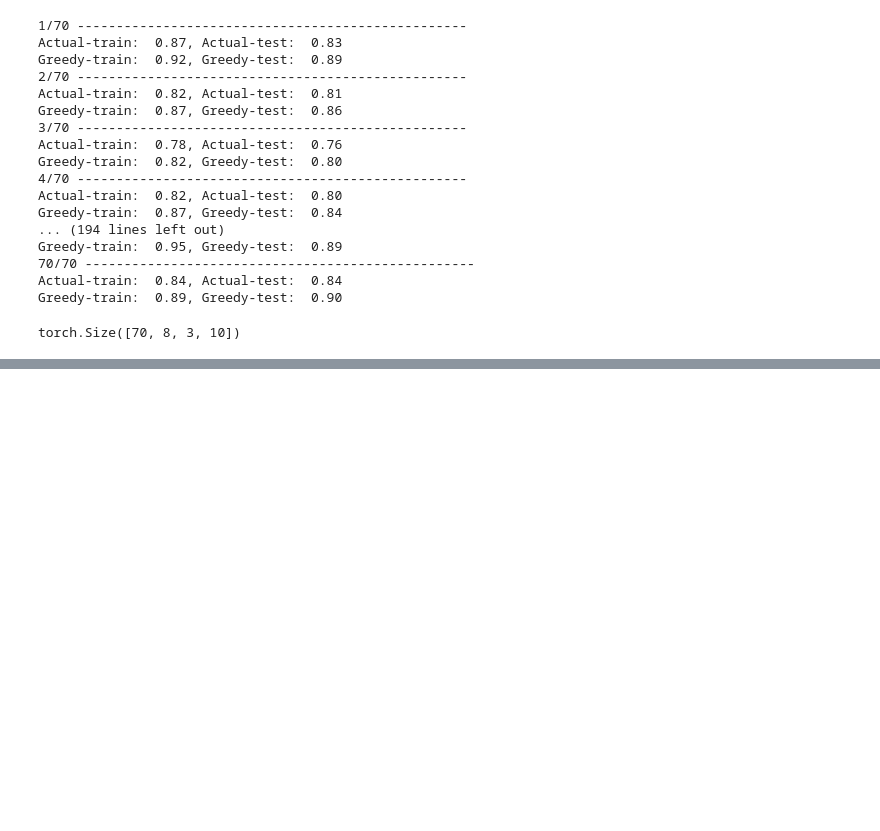
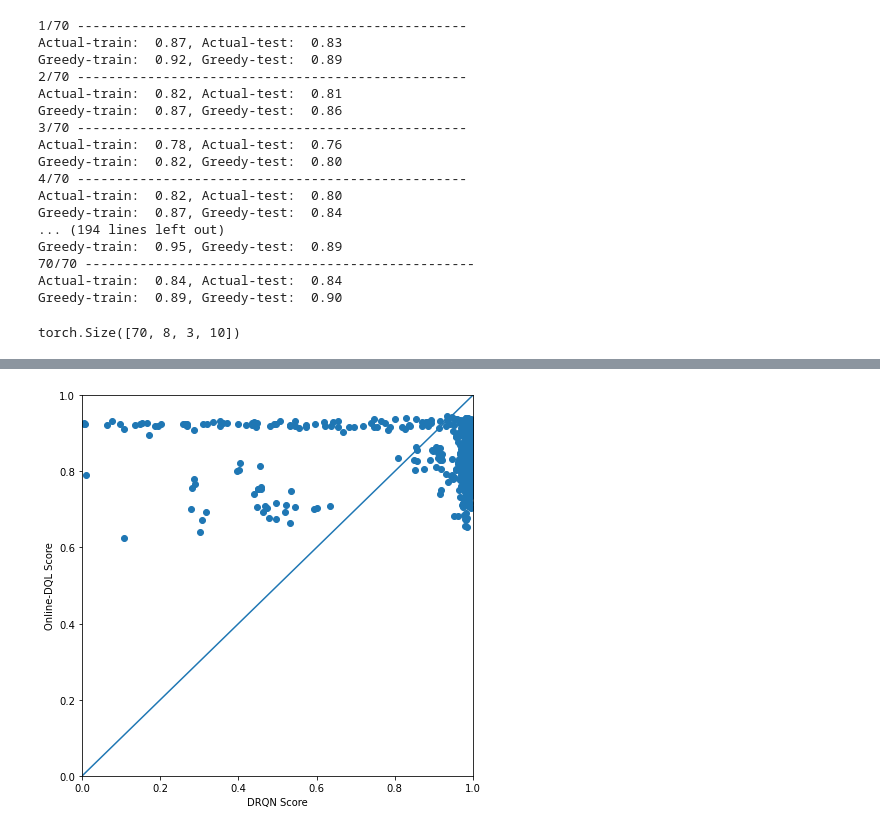
Before and after one commit to hericks/online-lever-adaptation, a Jupyter notebook: experiments/eval_experiments.ipynb, the cells around one changed output, grey strips where cells are left out. Cells and saved outputs as stored; diff of their text form; code cells hidden in the pictures; blank space fills up the shorter version.

Commit message:
Include first graphs.

```diff
--- a/experiments/eval_experiments.ipynb
+++ b/experiments/eval_experiments.ipynb
@@ -243,0 +244,20 @@ Actual test:  0.83, greedy test: 0.8759831786155701
+# %%
+import pickle
+with open('drqn_length3/data/results.pkl', 'rb') as in_file:
+    drqn_results = pickle.load(in_file)
+# %%
+oql_avg_score_by_pattern = []
+oql_avg_greedy_score_by_pattern = []
+drqn_avg_score_by_pattern = []
+in_train_mask = []
+
+for train_patterns_id, train_patterns in enumerate(combinations(patterns, 4)):
+    for test_pattern_id, test_pattern in enumerate(patterns):
+        oql_avg_score_by_pattern.append(scores[train_patterns_id, test_pattern_id,:,:].mean().item())
+        oql_avg_greedy_score_by_pattern.append(greedy_scores[train_patterns_id, test_pattern_id,:,:].mean().item())
+        drqn_avg_score_by_pattern.append(sum(drqn_results[train_patterns][test_pattern]) / len(drqn_results[train_patterns][test_pattern]) / 100)
+        in_train_mask.append(test_pattern in train_patterns)
+        # avg_train_score = torch.stack([scores[train_patterns_id, pattern_id,:,:].mean() for pattern_id, pattern in enumerate(patterns) if pattern in train_patterns]).mean().item()
+        # avg_test_scores = torch.stack([scores[train_patterns_id, pattern_id,:,:].mean() for pattern_id, pattern in enumerate(patterns) if pattern not in train_patterns]).mean().item()
+        # avg_greedy_train_score = torch.stack([greedy_scores[train_patterns_id, pattern_id,:,:].mean() for pattern_id, pattern in enumerate(patterns) if pattern in train_patterns]).mean().item()
+        # avg_greedy_test_scores = torch.stack([greedy_scores[train_patterns_id, pattern_id,:,:].mean() for pattern_id, pattern in enumerate(patterns) if pattern not in train_patterns]).mean().item()
@@ -243,0 +266,11 @@ Actual test:  0.83, greedy test: 0.8759831786155701
+# %%
+fig, ax = plt.subplots(figsize=(7, 7))
+ax.plot([0, 1], [0, 1], transform=ax.transAxes)
+ax.scatter(drqn_avg_score_by_pattern, oql_avg_score_by_pattern)
+plt.xlim([0, 1])
+plt.ylim([0, 1])
+plt.xlabel('DRQN Score')
+plt.ylabel('Online-DQL Score')
+plt.show()
+# %% [output]
+[figure, added]
```
Also changed, not shown: parts of 7 cells of this notebook.
